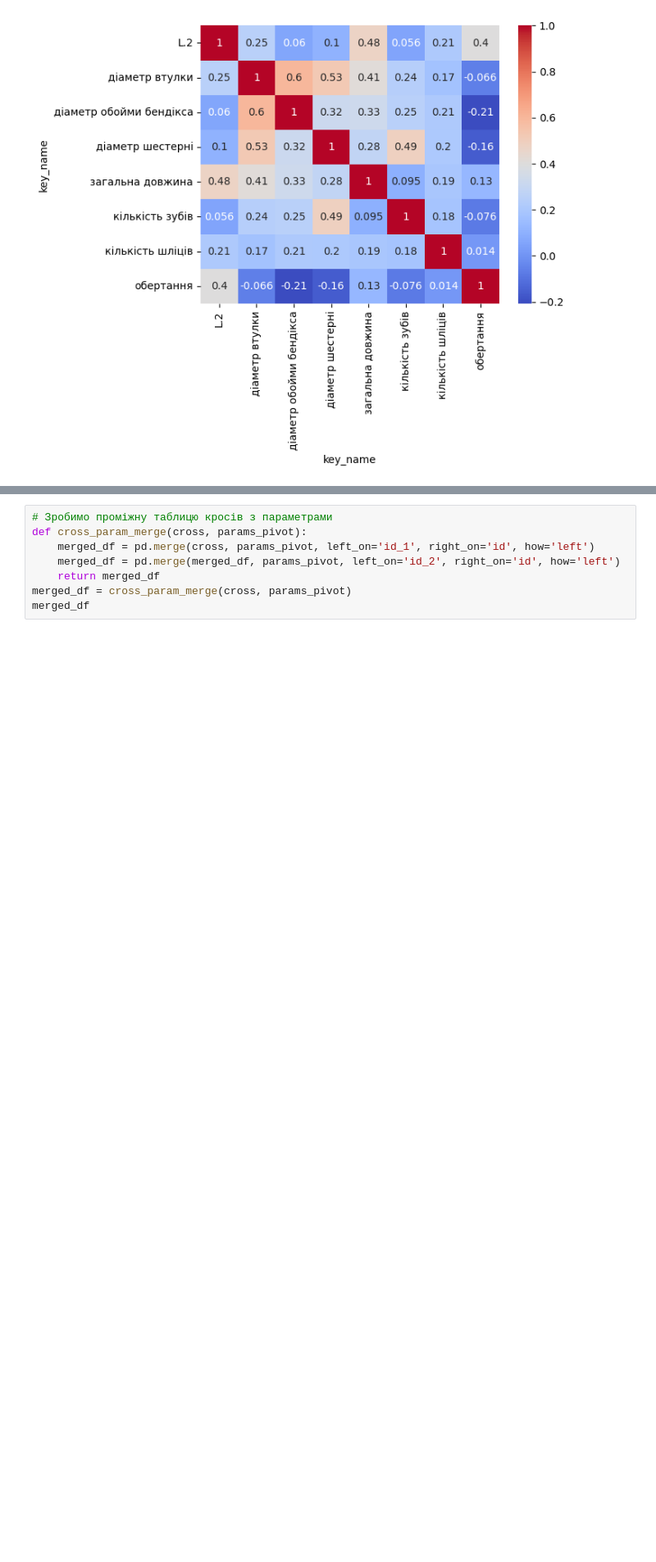
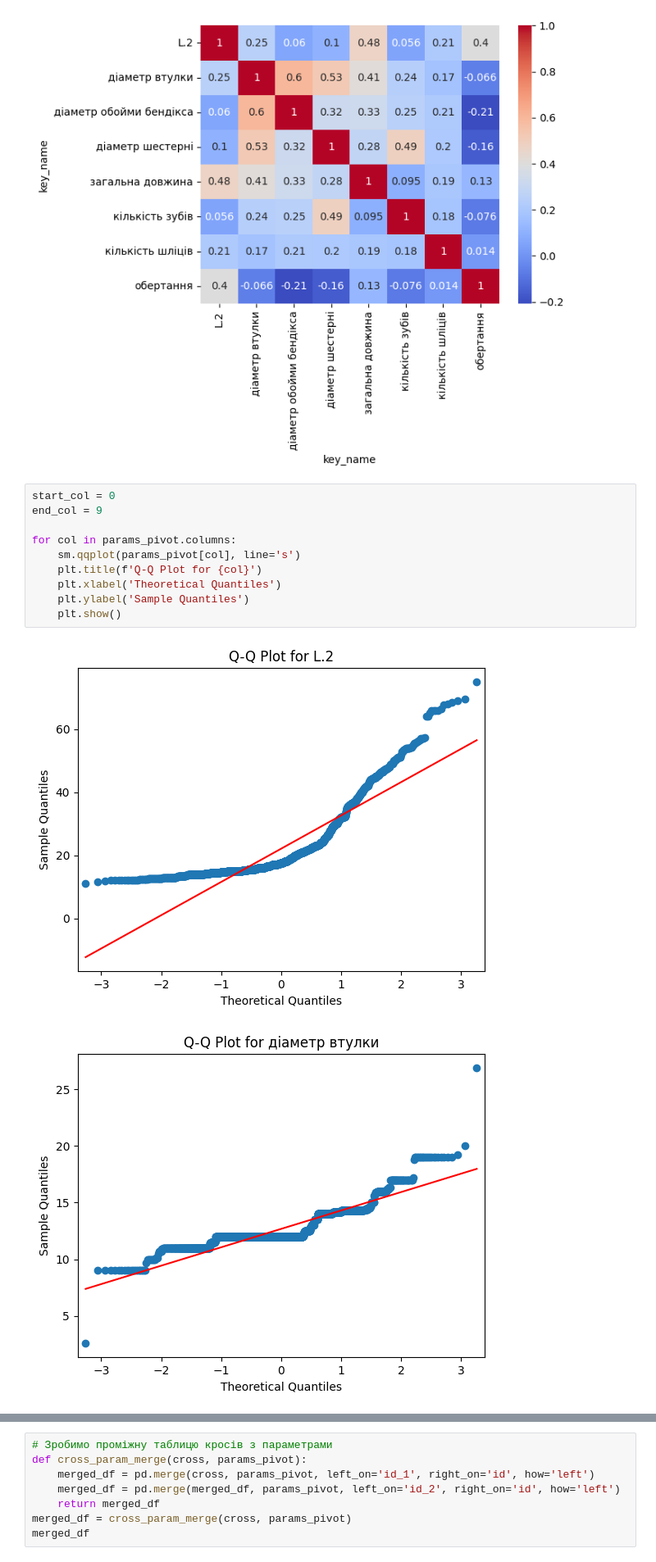
Before and after one commit to KonstantinKozhemiakin/ProjectDetectCross, a Jupyter notebook: project.ipynb, the cells around one changed output, grey strips where cells are left out. Shown at 82% size. Cells and saved outputs as stored; diff of their text form; blank space fills up the shorter version.

Commit message:
add qq-plot

```diff
--- a/project.ipynb
+++ b/project.ipynb
@@ -202,3 +202,16 @@ sns.heatmap(corr_matrix, annot=True, cmap='coolwarm')
 plt.show()
 # %% [output]
 [figure]
+# %%
+start_col = 0
+end_col = 9
+
+for col in params_pivot.columns:
+    sm.qqplot(params_pivot[col], line='s')
+    plt.title(f'Q-Q Plot for {col}')
+    plt.xlabel('Theoretical Quantiles')
+    plt.ylabel('Sample Quantiles')
+    plt.show()
+# %% [output]
+[figure, added]
+[figure, added]
```
Also changed, not shown: parts of 7 cells of this notebook.
